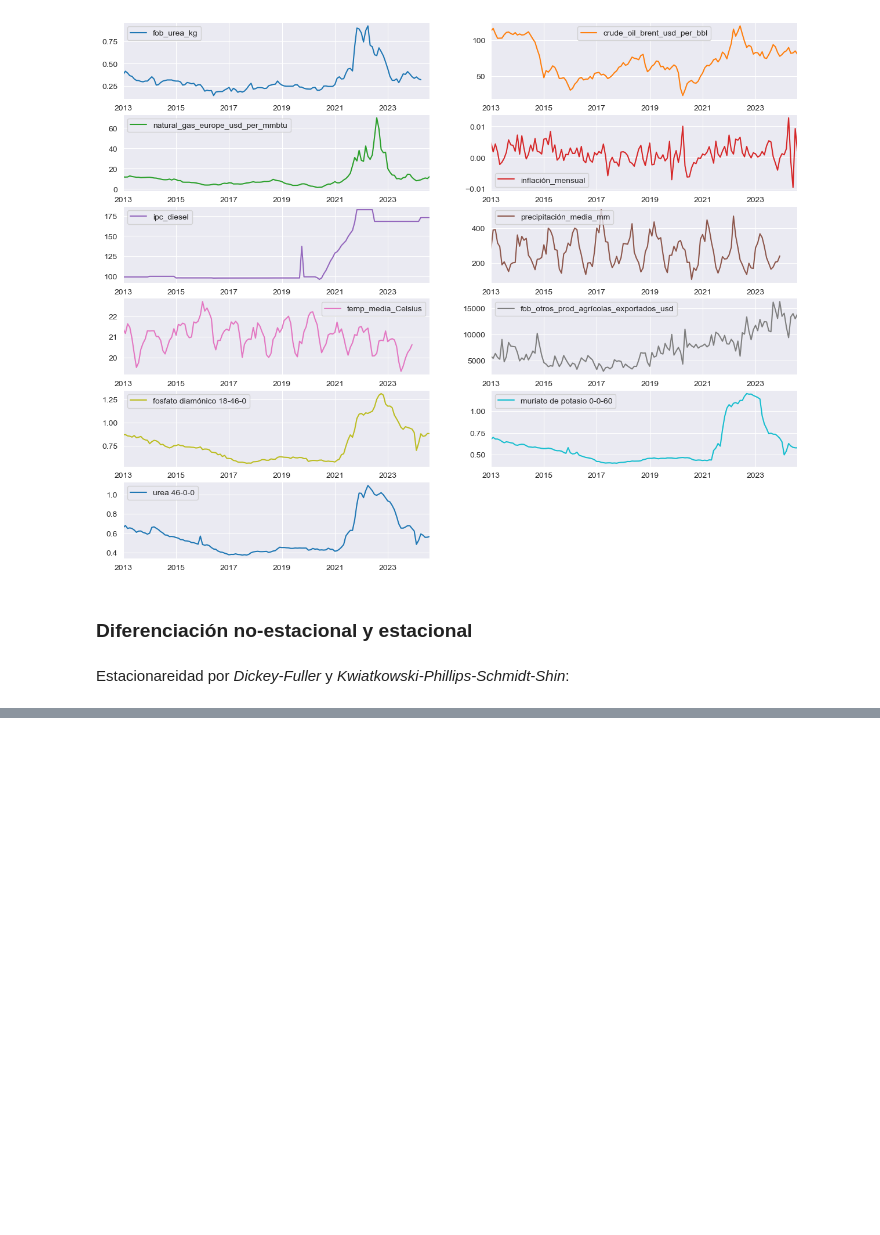
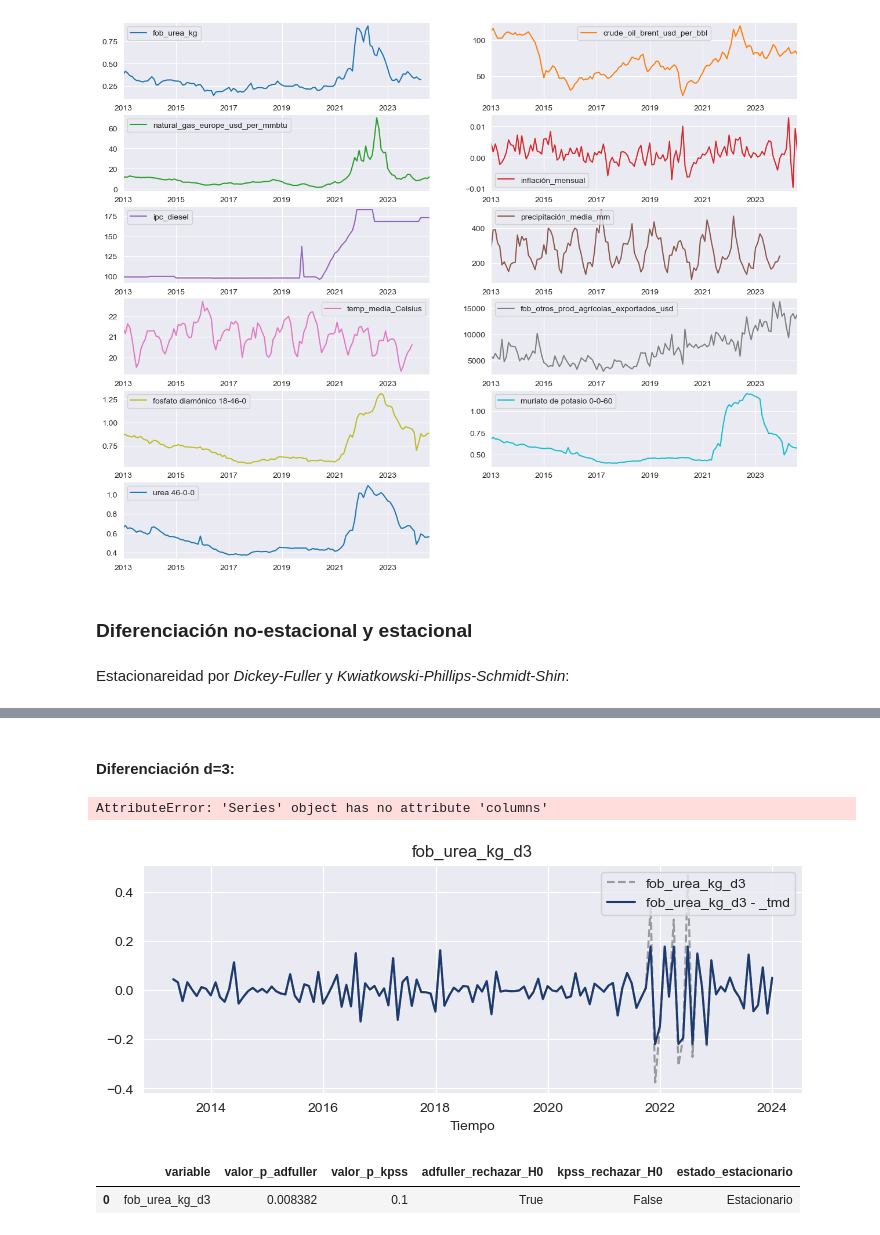
Before and after one commit to IFTrejoM/time-series-fertilizer-price-predictor, a Jupyter notebook: modelo_regresión.ipynb, the cells around one changed output, grey strips where cells are left out. Saved outputs shown, nothing was run; the diff lists cells and outputs as text; code cells hidden in the pictures; blank space fills up the shorter version.

```diff
--- a/modelo_regresión.ipynb
+++ b/modelo_regresión.ipynb
@@ -149,0 +189,5 @@ plt.show()
+# %%
+# Evaluar estadísticos ADF y KPSS de estacionareidad:
+df_test_estacionareidad_d2 = evaluar_estacionareidad(df_no_estacionarias_diferenciadas_d2_tmd)
+
+df_test_estacionareidad_d2
@@ -149,0 +198,10 @@ plt.show()
+# %%
+# Extraer nombres de variables que no son estacionarias después de d=2 pero antes del recorte:
+variables_no_estacionarias_tras_d2 = df_test_estacionareidad_d2[df_test_estacionareidad_d2['estado_estacionario'] != 'Estacionario']['variable'].values
+
+# Obtener un DataFrame que solo contiene las variables estacionarias tras d=1 y eliminación de atípicos:
+df_variables_estacionarias_d2_tmd = df_no_estacionarias_diferenciadas_d2_tmd\
+    .drop(columns=variables_no_estacionarias_tras_d2)\
+    .add_suffix('_tmd')
+
+df_variables_estacionarias_d2_tmd.info()
@@ -149,0 +219,33 @@ plt.show()
+# %% [markdown]
+#### Diferenciación d=3:
+# %%
+# Crear un df de variables no estacionarias tras d=2 pero antes del recorte de extremos:
+df_no_estacionarias_d2 = df_no_estacionarias_diferenciadas_d2[variables_no_estacionarias_tras_d2]
+
+# Tercera diferenciación de variables no estacionarias tras d=2:
+df_no_estacionarias_diferenciadas_d3 = df_no_estacionarias_d2.apply(np.diff, n=1)
+
+# Cambiar el nombre de columnas para identificar 'd=3':
+df_no_estacionarias_diferenciadas_d3.columns = [col.replace("_d2", "_d3") for col in df_no_estacionarias_diferenciadas_d3.columns]
+
+# Establecer índice, tomando en cuenta que la diferenciación elimina la primera fila:
+df_no_estacionarias_diferenciadas_d3.index = pd.date_range(start=mes_4, end=último_mes, freq='ME')
+
+# Recortar valores extremos bajo criterio de cuantiles:
+df_no_estacionarias_diferenciadas_d3_tmd = df_no_estacionarias_diferenciadas_d3\
+    .apply(lambda x: x.clip(lower=x.quantile(q_inferior), upper=x.quantile(q_superior)))
+# %% [output]
+AttributeError: 'Series' object has no attribute 'columns'
+# %%
+# Visualizar diferencias en datos tras recortes de valores extremos:
+plot_comparison(df_no_estacionarias_diferenciadas_d3, df_no_estacionarias_diferenciadas_d3_tmd, suffix='_tmd')
+# %% [output]
+[figure, added]
+# %%
+# Evaluar estadísticos ADF y KPSS de estacionareidad:
+df_test_estacionareidad_d3 = evaluar_estacionareidad(df_no_estacionarias_diferenciadas_d3_tmd)
+
+df_test_estacionareidad_d3
+# %% [output]
+|  | variable | valor_p_adfuller | valor_p_kpss | adfuller_rechazar_H0 | kpss_rechazar_H0 | estado_estacionario |
+| 0 | fob_urea_kg_d3 | 0.008382 | 0.1 | True | False | Estacionario |
```
Also changed, not shown: parts of 27 cells of this notebook, 1 other file.
